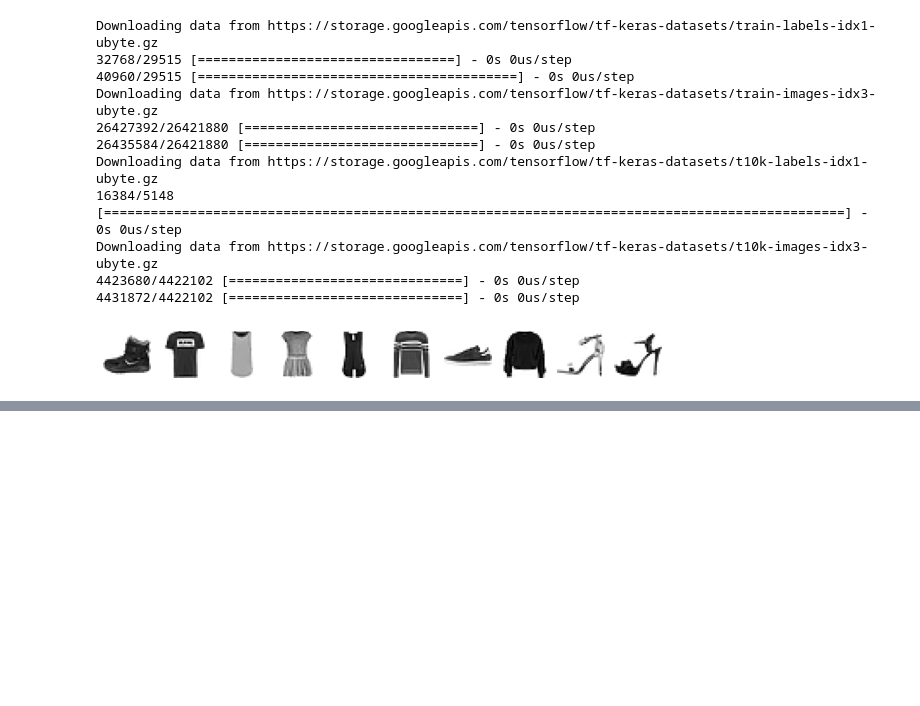
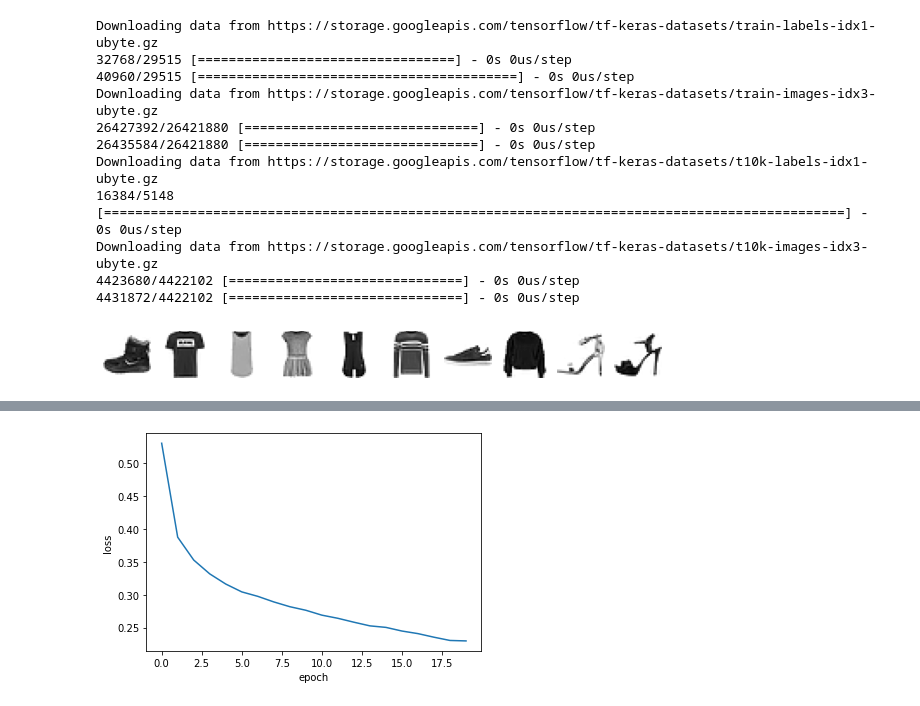
Before and after one commit to keizikang/self_study_mldl, a Jupyter notebook: 혼공머신_7장.ipynb, the cells around one changed output, grey strips where cells are left out. Saved outputs shown, nothing was run; the diff lists cells and outputs as text; code cells hidden in the pictures; blank space fills up the shorter version.

```diff
--- a/혼공머신_7장.ipynb
+++ b/혼공머신_7장.ipynb
@@ -38,0 +436,12 @@ plt.show()
+# %%
+# 에포크를 늘려서 다시 해보자
+model = model_fn()
+model.compile(loss='sparse_categorical_crossentropy',
+              metrics='accuracy')
+history = model.fit(train_scaled, train_target, epochs=20, verbose=0)
+plt.plot(history.history['loss'])
+plt.xlabel('epoch')
+plt.ylabel('loss')
+plt.show()
+# %% [output]
+[figure, added]
```
Also changed, not shown: parts of 43 cells of this notebook.
